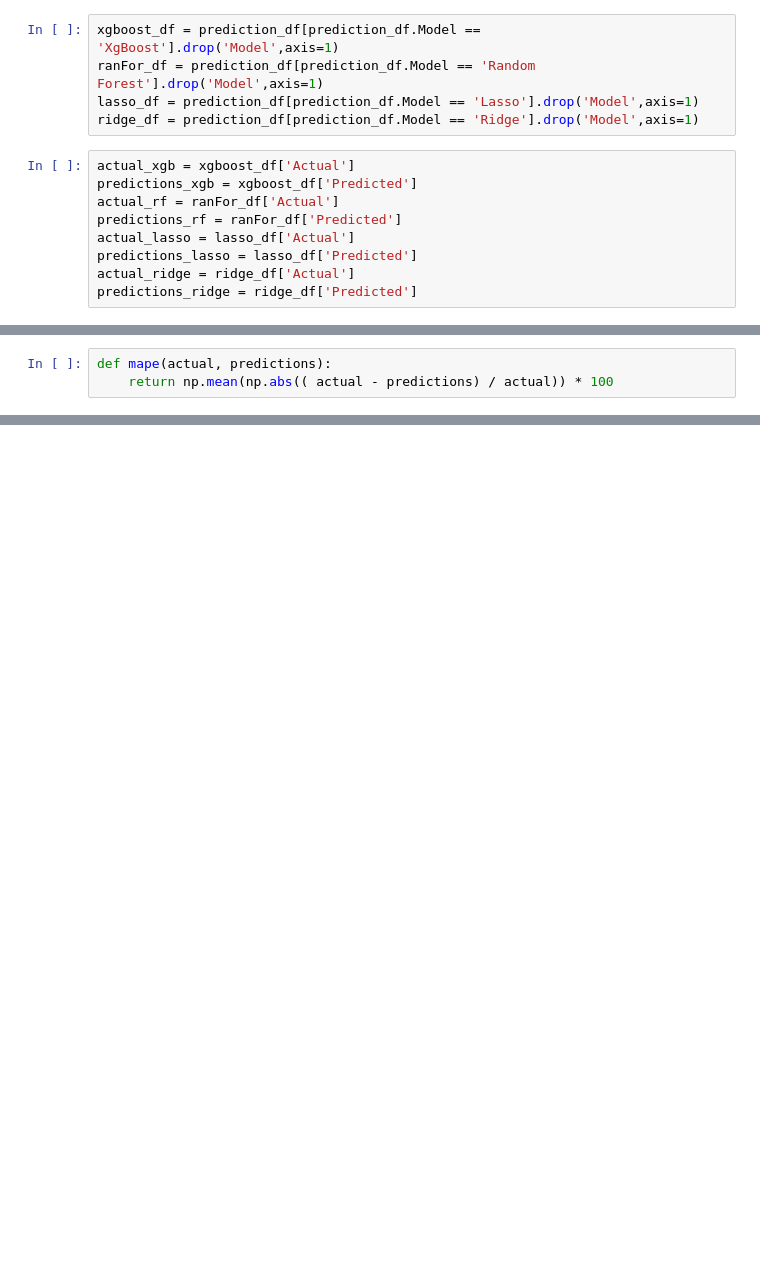
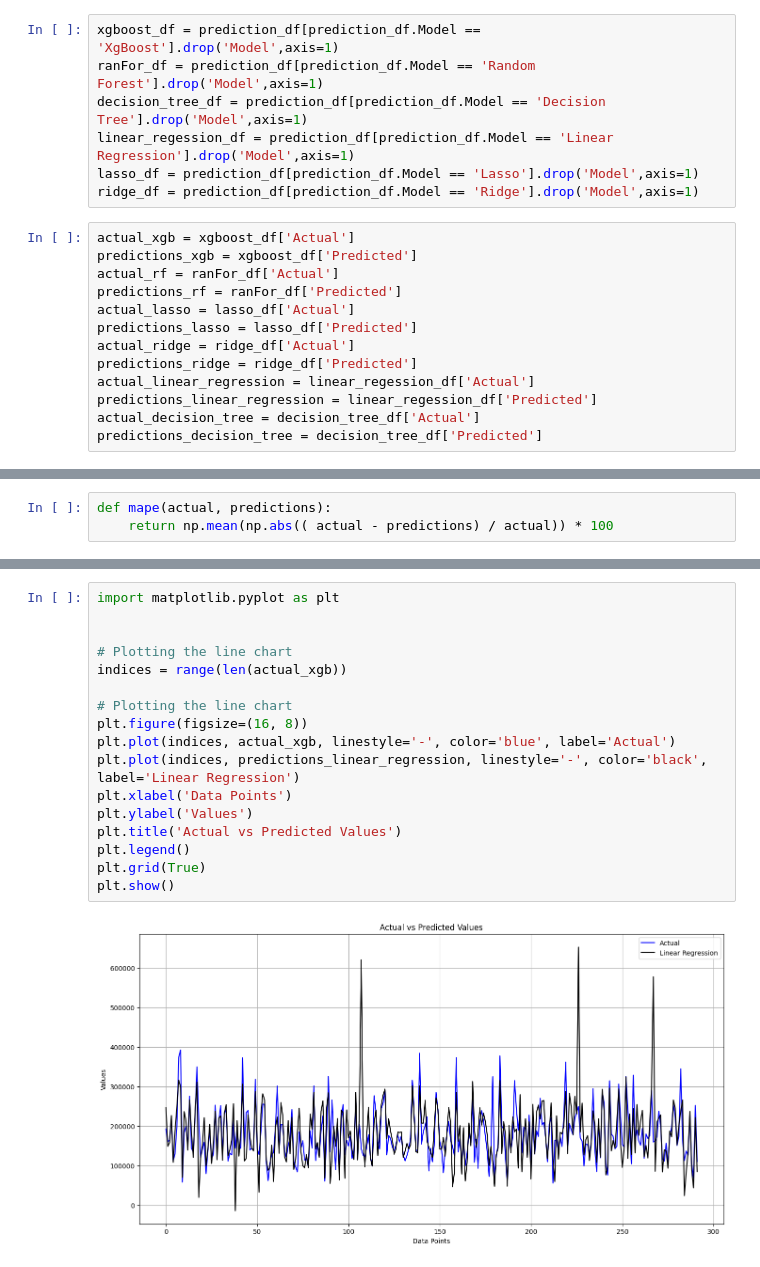
Before and after one commit to albonkey/house-price-prediction, a Jupyter notebook: models/model_validation.ipynb, the cells around one changed output, grey strips where cells are left out. Saved outputs shown, nothing was run; the diff lists cells and outputs as text; blank space fills up the shorter version.

```diff
--- a/models/model_validation.ipynb
+++ b/models/model_validation.ipynb
@@ -41,6 +47,8 @@ XgBoost               292        292
 # %%
 xgboost_df = prediction_df[prediction_df.Model == 'XgBoost'].drop('Model',axis=1)
 ranFor_df = prediction_df[prediction_df.Model == 'Random Forest'].drop('Model',axis=1)
+decision_tree_df = prediction_df[prediction_df.Model == 'Decision Tree'].drop('Model',axis=1)
+linear_regession_df = prediction_df[prediction_df.Model == 'Linear Regression'].drop('Model',axis=1)
 lasso_df = prediction_df[prediction_df.Model == 'Lasso'].drop('Model',axis=1)
 ridge_df = prediction_df[prediction_df.Model == 'Ridge'].drop('Model',axis=1)
 # %%
@@ -52,6 +60,10 @@ actual_lasso = lasso_df['Actual']
 predictions_lasso = lasso_df['Predicted']
 actual_ridge = ridge_df['Actual']
 predictions_ridge = ridge_df['Predicted']
+actual_linear_regression = linear_regession_df['Actual']
+predictions_linear_regression = linear_regession_df['Predicted']
+actual_decision_tree = decision_tree_df['Actual']
+predictions_decision_tree = decision_tree_df['Predicted']
 # %% [markdown]
 ## Compute RMSE
 # %%
@@ -134,0 +202,19 @@ Ridge MAPE = 19.547483006599915
+# %%
+import matplotlib.pyplot as plt
+
+
+# Plotting the line chart
+indices = range(len(actual_xgb))
+
+# Plotting the line chart
+plt.figure(figsize=(16, 8))
+plt.plot(indices, actual_xgb, linestyle='-', color='blue', label='Actual')
+plt.plot(indices, predictions_linear_regression, linestyle='-', color='black', label='Linear Regression')
+plt.xlabel('Data Points')
+plt.ylabel('Values')
+plt.title('Actual vs Predicted Values')
+plt.legend()
+plt.grid(True)
+plt.show()
+# %% [output]
+[figure, added]
```
Also changed, not shown: parts of 17 cells of this notebook, 4 other files.
